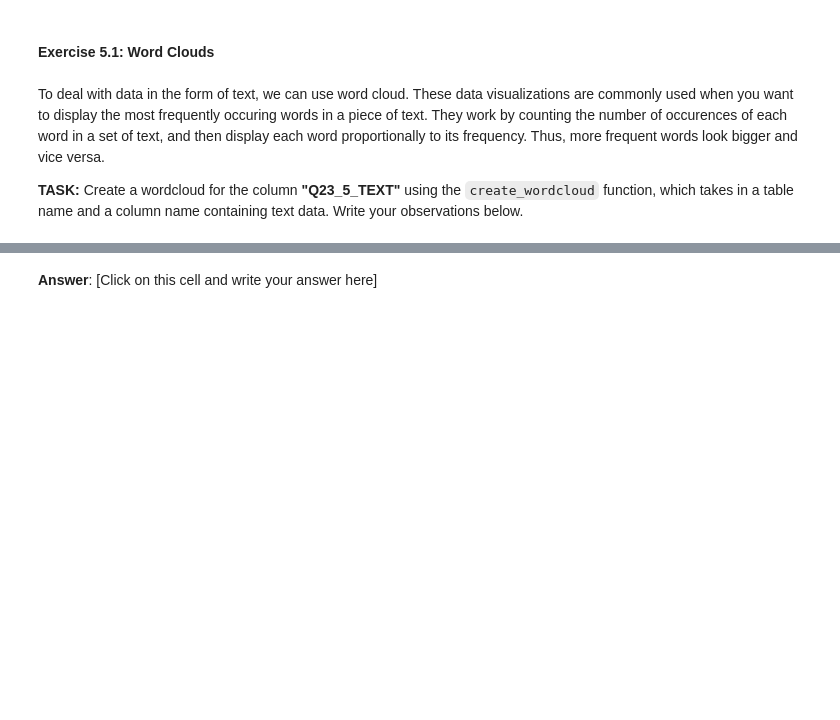
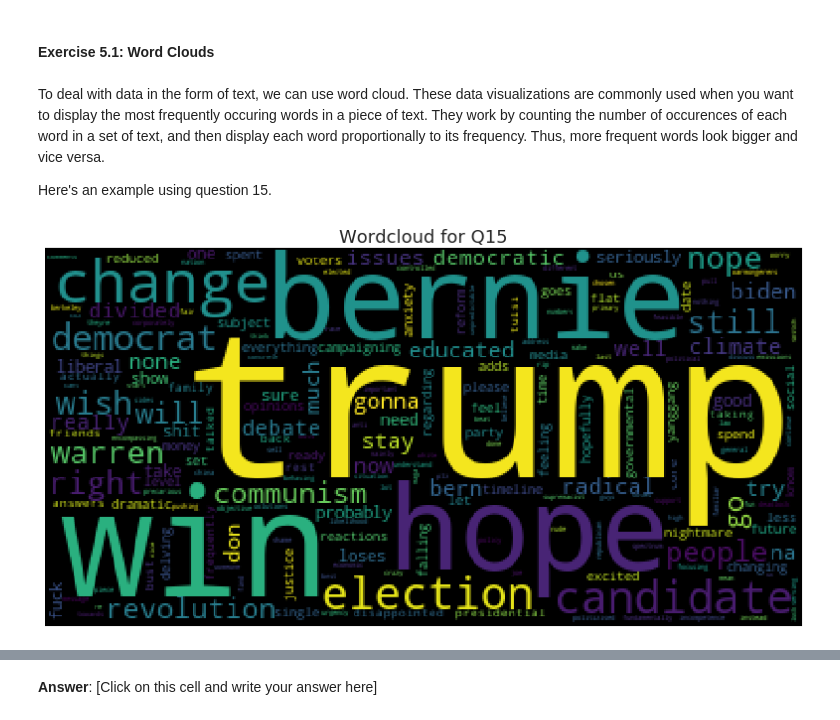
Before and after one commit to ds-modules/surveydata, a Jupyter notebook: gs102_fa19/lab02-gs102.ipynb, the cells around one changed output, grey strips where cells are left out. Cells and saved outputs as stored; diff of their text form; code cells hidden in the pictures; blank space fills up the shorter version.

```diff
--- a/gs102_fa19/lab02-gs102.ipynb
+++ b/gs102_fa19/lab02-gs102.ipynb
@@ -377,7 +440,10 @@ So far, we've been dealing with survey data in the form of multiple choice quest
 # %% [markdown]
 To deal with data in the form of text, we can use word cloud. These data visualizations are commonly used when you want to display the most frequently occuring words in a piece of text. They work by counting the number of occurences of each word in a set of text, and then display each word proportionally to its frequency. Thus, more frequent words look bigger and vice versa.
 
-**TASK:** Create a wordcloud for the column **"Q23_5_TEXT"** using the `create_wordcloud` function, which takes in a table name and a column name containing text data. Write your observations below.
+Here's an example using question 15.
 # %%
-q15 = Table.read_table("survey.csv").select("Q15")
-q15_clean = drop_missing_rows(q15, "Q15")
+text_data = Table.read_table("survey.csv")
+clean_text_data = drop_missing_rows(text_data, "Q15")
+create_wordcloud(clean_text_data, 'Q15')
+# %% [output]
+[figure, added]
```
Also changed, not shown: parts of 36 cells of this notebook.
